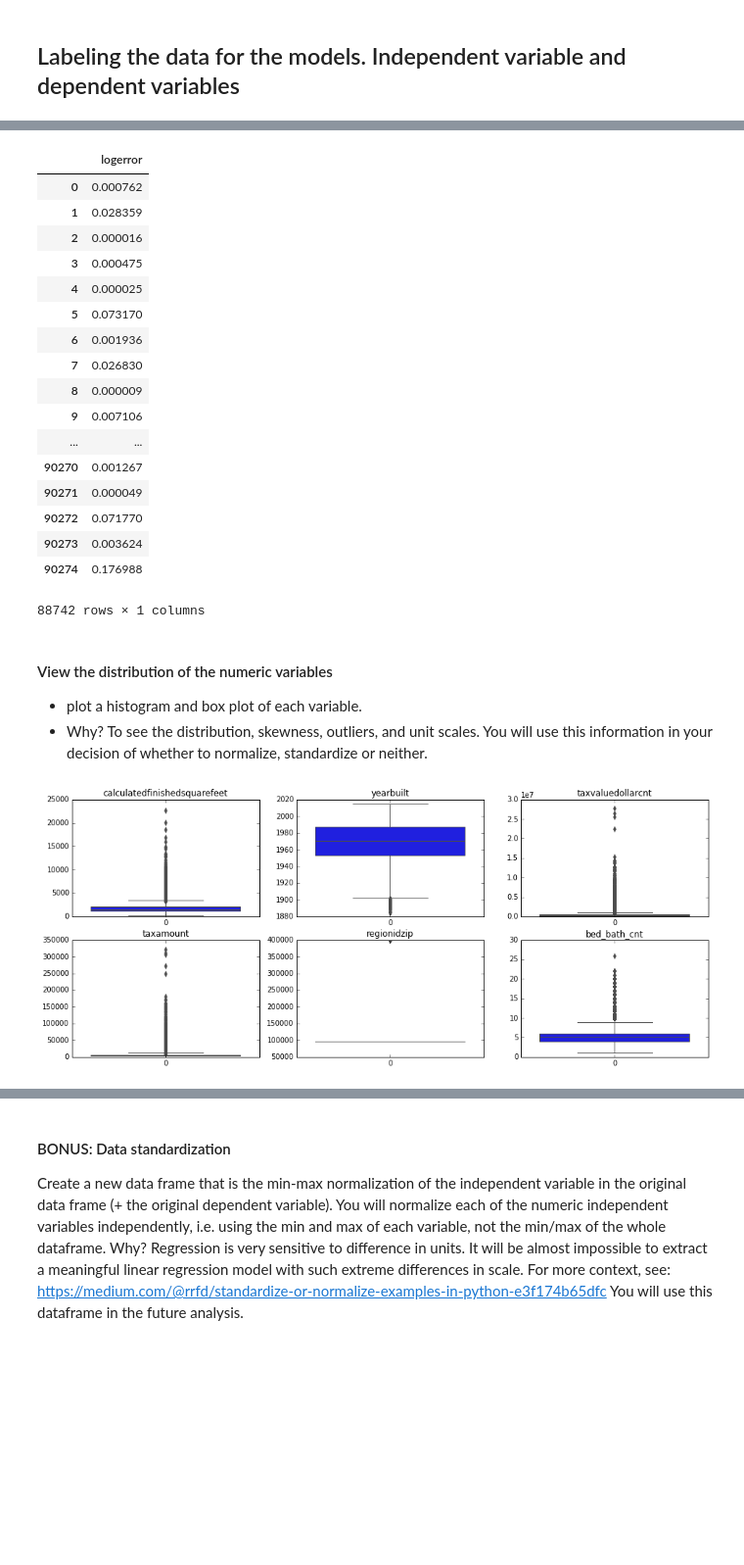
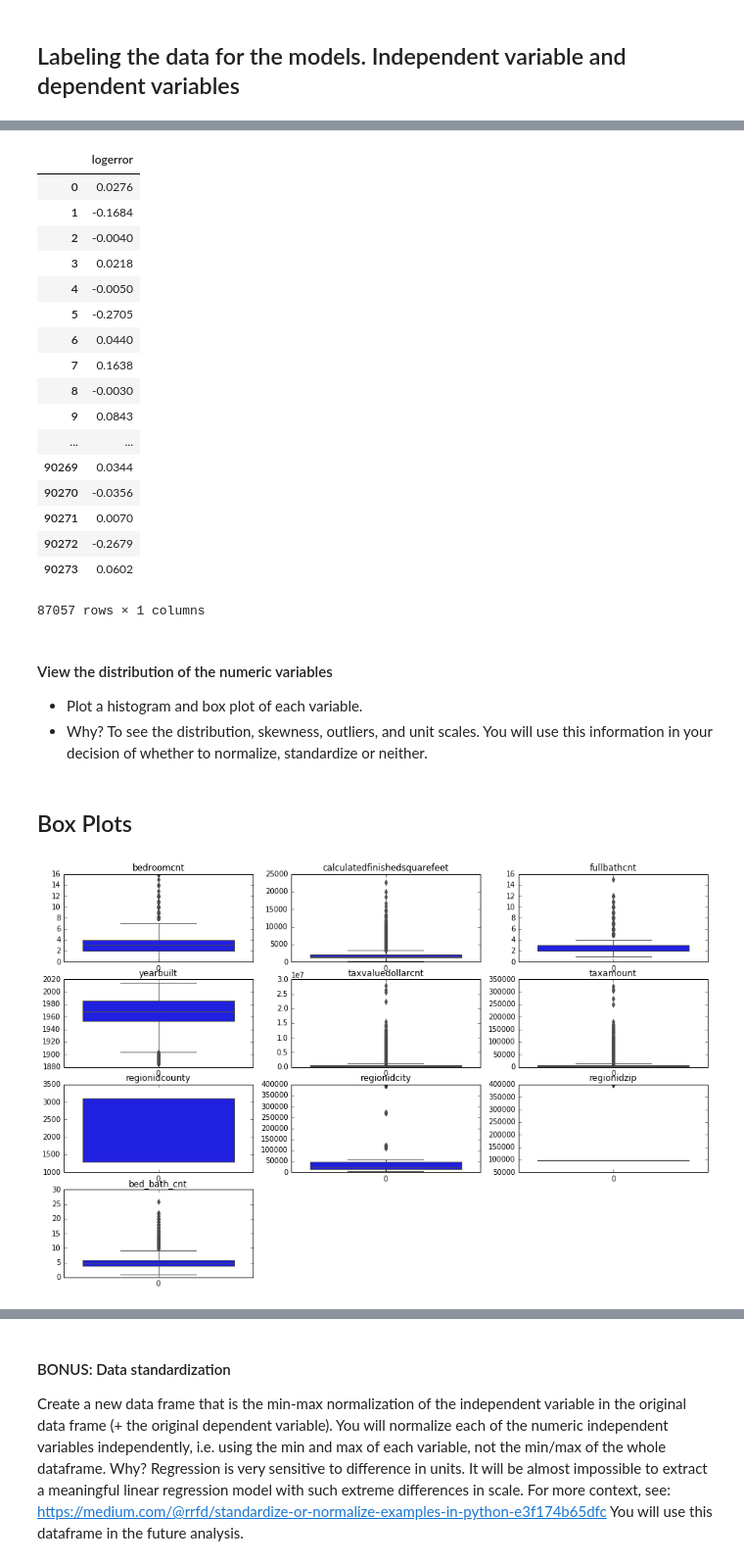
Before and after one commit to jessejinnaruiz/codeup-ds-projects, a Jupyter notebook: Regression_Proj_JesseRuiz.ipynb, the cells around one changed output, grey strips where cells are left out. Shown at 98% size. Saved outputs shown, nothing was run; the diff lists cells and outputs as text; code cells hidden in the pictures; blank space fills up the shorter version.

```diff
--- a/Regression_Proj_JesseRuiz.ipynb
+++ b/Regression_Proj_JesseRuiz.ipynb
@@ -127,6 +115,6 @@ zillow_2016_df.sample(5)
 5 rows × 58 columns
 # %%
-homes_2016_df = zillow_2016_df[['parcelid','bathroomcnt', 'bedroomcnt', 'calculatedfinishedsquarefeet', 'fullbathcnt', 'garagecarcnt', 'roomcnt', 'yearbuilt', 'taxvaluedollarcnt', 'taxamount', 'regionidzip','latitude','longitude']]
+homes_2016_df = zillow_2016_df[['parcelid','bathroomcnt', 'bedroomcnt', 'calculatedfinishedsquarefeet', 'fullbathcnt', 'garagecarcnt', 'roomcnt', 'yearbuilt', 'taxvaluedollarcnt', 'taxamount','regionidcounty', 'regionidcity', 'regionidneighborhood', 'regionidzip','latitude','longitude']]
 homes_2016_df.sample(10)
 # %% [output]
 |  | parcelid | bathroomcnt | bedroomcnt | calculatedfinishedsquarefeet | fullbathcnt | garagecarcnt | roomcnt | ... |
@@ -220,5 +204,5 @@ memory usage: 11.0+ MB
 # %%
-df_merged = df_merged.drop(['garagecarcnt','latitude','longitude'],axis=1)
+df_merged = df_merged.drop(['garagecarcnt','latitude','longitude','regionidneighborhood'],axis=1)
 # %% [markdown]
 <h1>Data Prep</h1>
 
@@ -400,2 +403,0 @@ df_cleaned
-# %%
-df_cleaned['logerror'] = df_cleaned['logerror']*df_cleaned['logerror']
@@ -490,37 +473,39 @@ target_col = df_cleaned[['logerror']]
 target_col
 # %% [output]
 |  | logerror |
-| 0 | 0.000762 |
-| 1 | 0.028359 |
-| 2 | 0.000016 |
-| 3 | 0.000475 |
-| 4 | 0.000025 |
-| 5 | 0.073170 |
-| 6 | 0.001936 |
-| 7 | 0.026830 |
-| 8 | 0.000009 |
-| 9 | 0.007106 |
+| 0 | 0.0276 |
+| 1 | -0.1684 |
+| 2 | -0.0040 |
+| 3 | 0.0218 |
+| 4 | -0.0050 |
+| 5 | -0.2705 |
+| 6 | 0.0440 |
+| 7 | 0.1638 |
+| 8 | -0.0030 |
+| 9 | 0.0843 |
 | ... | ... |
-| 90270 | 0.001267 |
-| 90271 | 0.000049 |
-| 90272 | 0.071770 |
-| 90273 | 0.003624 |
-| 90274 | 0.176988 |
+| 90269 | 0.0344 |
+| 90270 | -0.0356 |
+| 90271 | 0.0070 |
+| 90272 | -0.2679 |
+| 90273 | 0.0602 |
-88742 rows × 1 columns
+87057 rows × 1 columns
 # %% [markdown]
 #### View the distribution of the numeric variables
-- plot a histogram and box plot of each variable.
+- Plot a histogram and box plot of each variable.
 - Why? To see the distribution, skewness, outliers, and unit scales. You will use this information in your decision of whether to normalize, standardize or neither.
+# %% [markdown]
+## Box Plots
 # %%
 plt.figure(figsize=(16, 10))
 
-for i, col in enumerate(['calculatedfinishedsquarefeet','yearbuilt','taxvaluedollarcnt','taxamount','regionidzip','bed_bath_cnt']):
+for i, col in enumerate(['bedroomcnt','calculatedfinishedsquarefeet','fullbathcnt','yearbuilt','taxvaluedollarcnt','taxamount','regionidcounty','regionidcity','regionidzip','bed_bath_cnt']):
     plot_number = i + 1 # i starts at 0, but plot nos should start at 1
     series = x_vars_cols[col]
-    plt.subplot(3, 3, plot_number)
+    plt.subplot(4, 3, plot_number)
     plt.title(col)
 #     ax.set(xscale='log', yscale='log')
     sns.boxplot(data=series)
     hspace = 0.2
 # %% [output]
-[figure, old version]
+[figure, new version]
```
Also changed, not shown: parts of 80 cells of this notebook.
